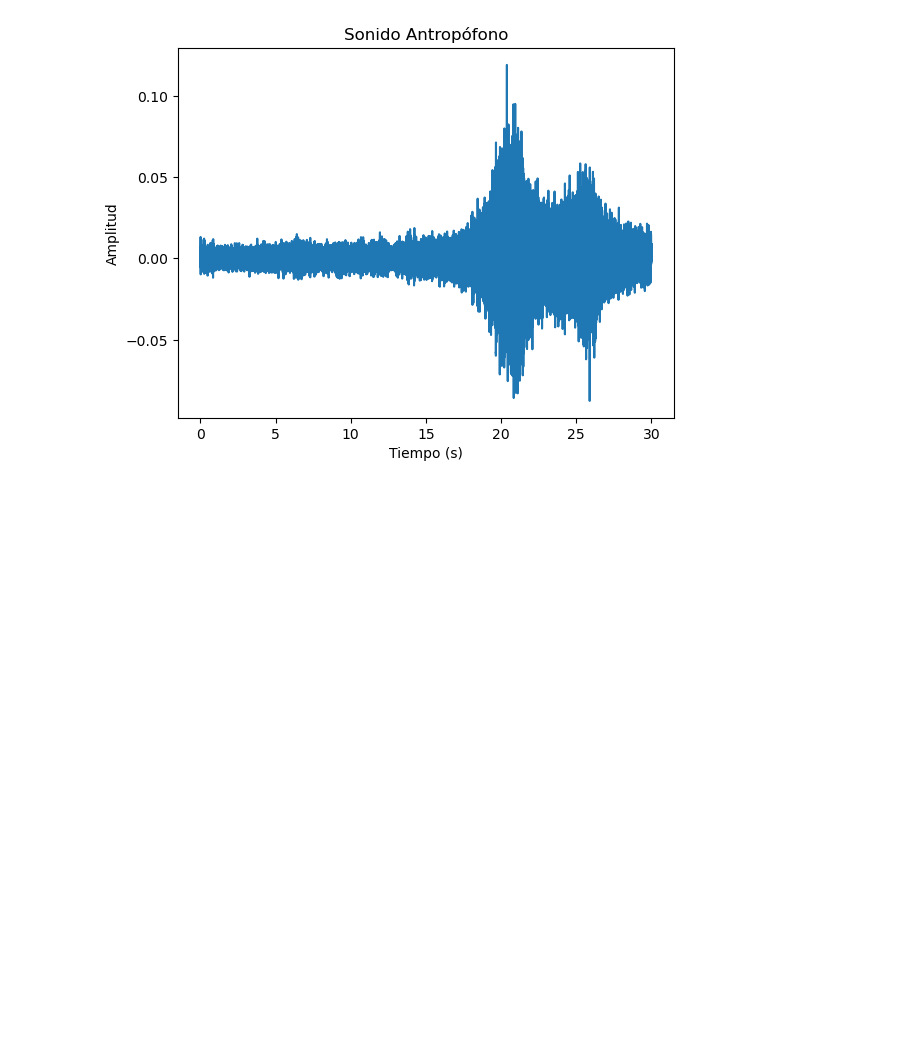
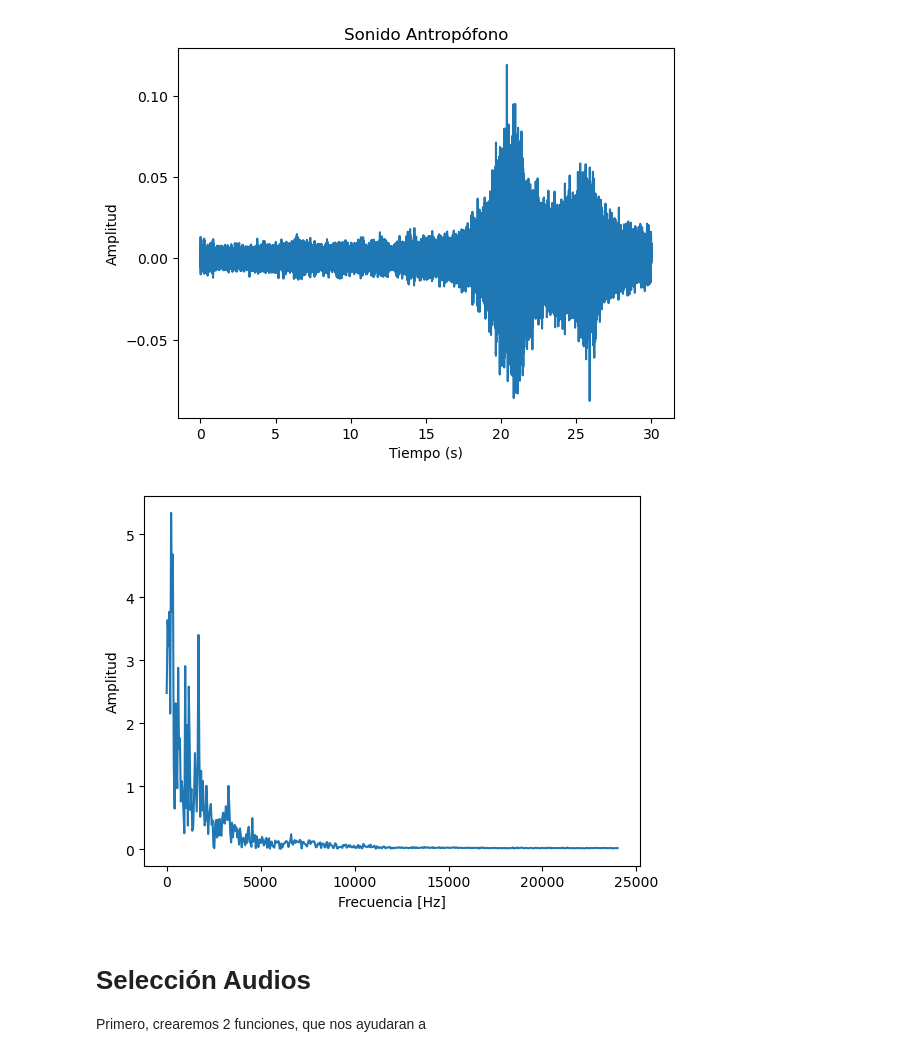
Before and after one commit to kieefman/ACUS099-Tareas, a Jupyter notebook: Tarea3/Tarea3.ipynb, the cells around one changed output. Drawn from its saved outputs; the diff is of its cells as text; code cells hidden in the pictures; blank space fills up the shorter version.

Commit message:
Añadí Funciones Gráficos

```diff
--- a/Tarea3/Tarea3.ipynb
+++ b/Tarea3/Tarea3.ipynb
@@ -82,8 +101,19 @@ plt.plot(t, sig1);
 # %% [output]
 [figure]
 # %%
-def mat_frames(x,len_f,overlap):
-    x=x.tolist()
+def mat_frames(x:list,len_f:int,overlap:float):
+    """Función para ventanear una señal completa
+
+    Args:
+        x (list): Señal de entrada
+        len_f (int): Largo de Frames
+        overlap (float): Porcentaje de Traslape
+
+    Returns:
+        np.ndarray: Array con señal ventaneada
+    """
+    # Convertimos input en lista
+    x = x.tolist()
     # Numero de ventanas (Rounded)
     n_frames=round(len(x)/(len_f-(len_f*overlap)))
     # Definimos array
@@ -95,6 +125,35 @@ def mat_frames(x,len_f,overlap):
         while len(frame)<len_f:
             frame.append(0)
         matriz_f.append(frame)
-
+    # Convertimos output en array
     matf=np.array(matriz_f)
     return matf
+# %%
+# Definimos Largo Ventana
+len_f=1024
+# Porcentaje Traslape
+overlap=0.5
+# Se utilizira la función de Hann
+window = signal.windows.hann(len_f)
+
+# Aplicamos función ventaneo
+sig_framed = mat_frames(sig1,len_f,overlap)
+# Ahora, utilizamos la función de Hann
+framed_hann = np.multiply(sig_framed,window)
+# %%
+# Definimos el nro de frame
+frame = 2000
+# Aplicamos fft en 1 frame
+sigfft=fft(sig_framed[frame])
+
+# Sacamos Magnitud
+magsigfft=np.abs(sigfft)
+
+# Creamos vector de Frecuencias
+freq = np.linspace(0,fs1//2,len_f//2)
+
+plt.xlabel('Frecuencia [Hz]')
+plt.ylabel('Amplitud')
+plt.plot(freq, magsigfft[0:len_f//2]);
+# %% [output]
+[figure, added]
@@ -100,0 +163,4 @@ def mat_frames(x,len_f,overlap):
+# %% [markdown]
+# Selección Audios
+
+Primero, crearemos 2 funciones, que nos ayudaran a
```
Also changed, not shown: parts of 10 cells of this notebook, 2 other files.
